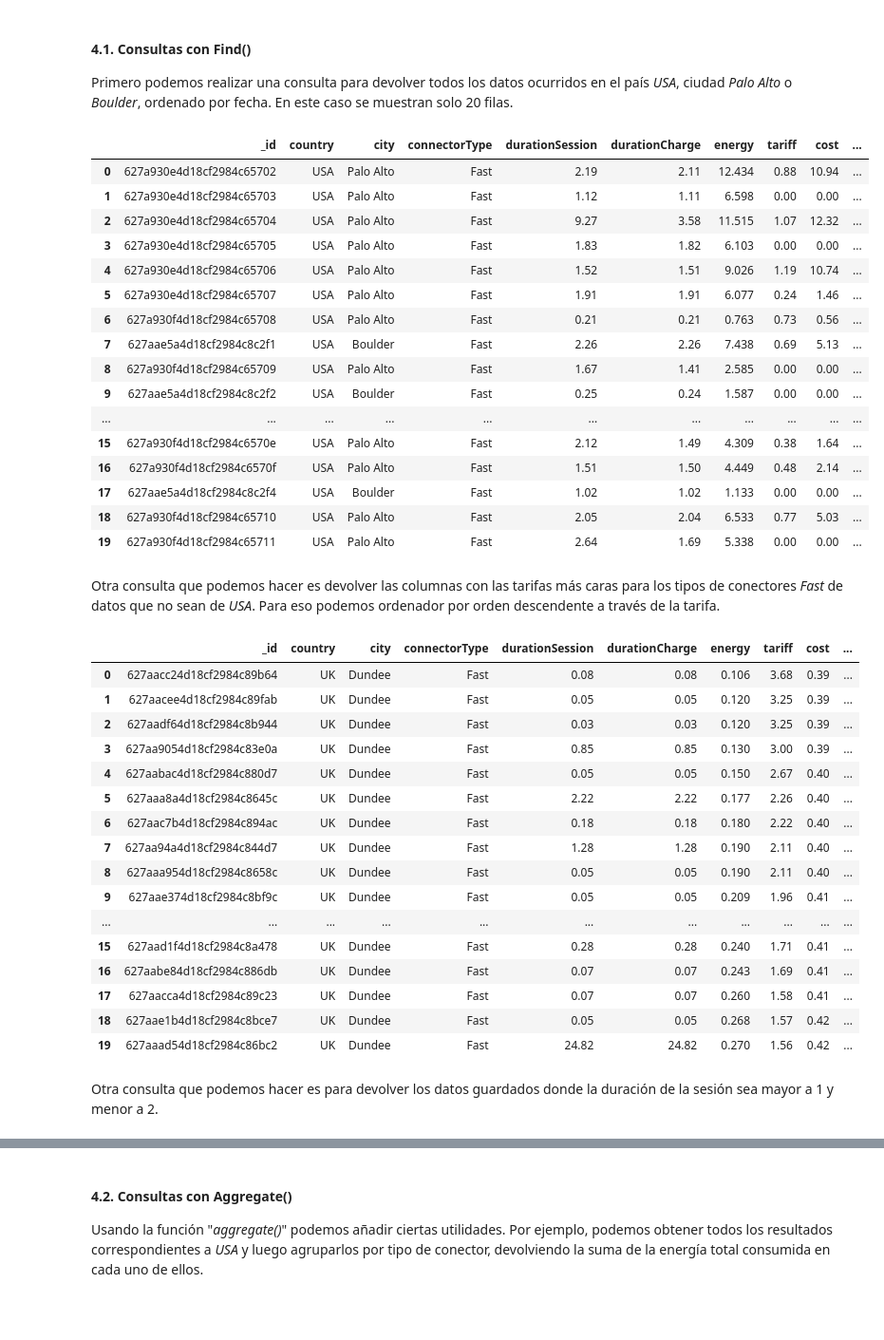
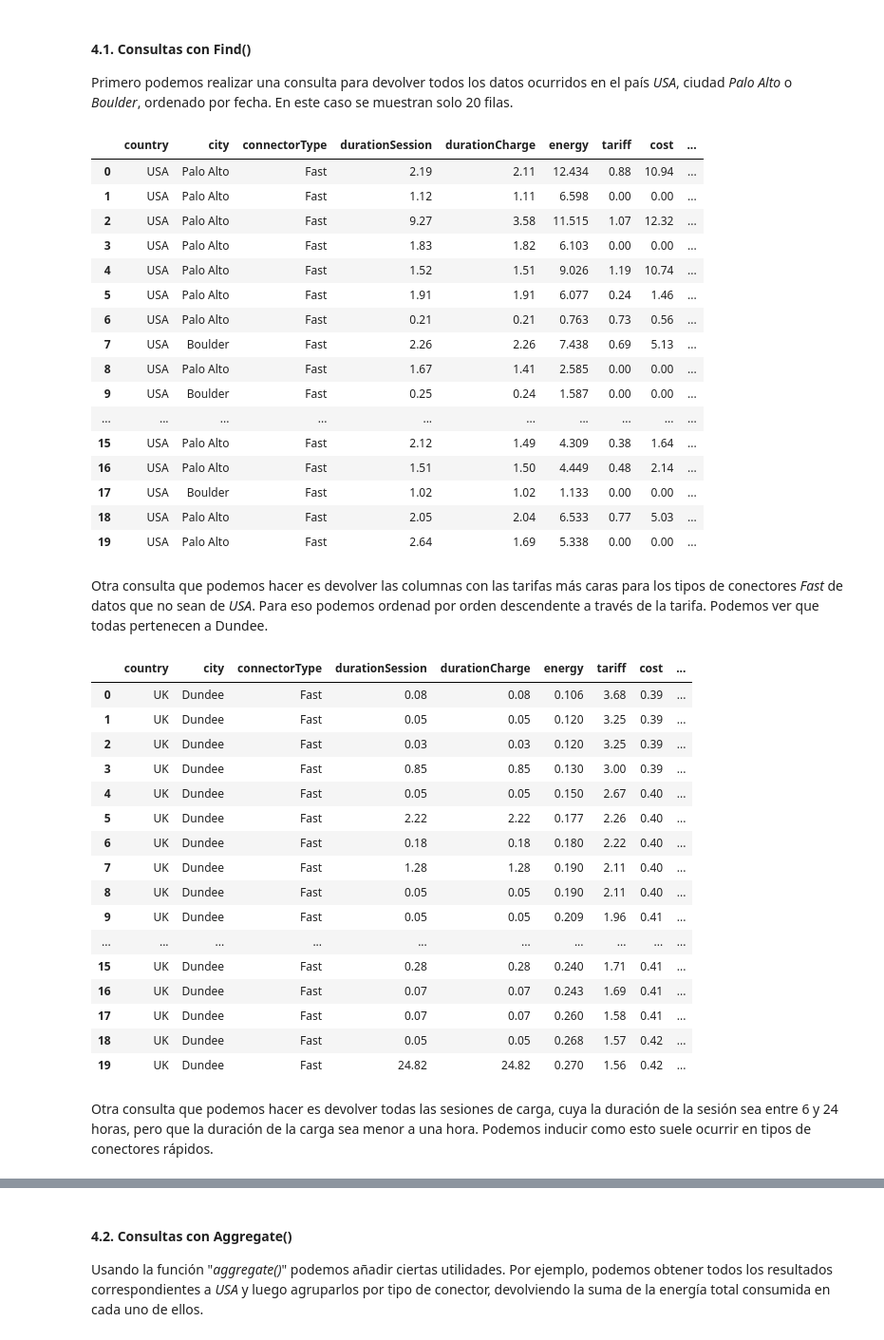
Before and after one commit to jesuscumpli/CienciaDeDatos_ChargingStations, a Jupyter notebook: Memoria_Notebook.ipynb, the cells around one changed output, grey strips where cells are left out. Shown at 95% size. Cells and saved outputs as stored; diff of their text form; code cells hidden in the pictures; blank space fills up the shorter version.

Commit message:
Next step Notebook: Studies from Data

```diff
--- a/Memoria_Notebook.ipynb
+++ b/Memoria_Notebook.ipynb
@@ -517,53 +478,53 @@ Una vez comprobado que todo se ha realizado con éxito, podemos empezar realizan
 
 Primero podemos realizar una consulta para devolver todos los datos ocurridos en el país *USA*, ciudad *Palo Alto* o *Boulder*, ordenado por fecha. En este caso se muestran solo 20 filas.
 # %%
-cursorDataUSAPaloAltoBoulder = db.find({"country": "USA", "$or": [{"city": "Palo Alto"}, {"city": "Boulder"}]}).sort([('start.startDate', 1)]).limit(20)
+cursorDataUSAPaloAltoBoulder = db.find({"country": "USA", "$or": [{"city": "Palo Alto"}, {"city": "Boulder"}]}, {"_id": False}).sort([('start.startDate', 1)]).limit(20)
 listDataUSAPaloAltoBoulder = list(cursorDataUSAPaloAltoBoulder)
 dfDataUSAPaloAltoBoulder = pd.DataFrame(listDataUSAPaloAltoBoulder)
 display(dfDataUSAPaloAltoBoulder)
 # %% [output]
-|  | _id | country | city | connectorType | durationSession | durationCharge | energy | tariff | cost | ... |
-| 0 | 627a930e4d18cf2984c65702 | USA | Palo Alto | Fast | 2.19 | 2.11 | 12.434 | 0.88 | 10.94 | ... |
-| 1 | 627a930e4d18cf2984c65703 | USA | Palo Alto | Fast | 1.12 | 1.11 | 6.598 | 0.00 | 0.00 | ... |
-| 2 | 627a930e4d18cf2984c65704 | USA | Palo Alto | Fast | 9.27 | 3.58 | 11.515 | 1.07 | 12.32 | ... |
-| 3 | 627a930e4d18cf2984c65705 | USA | Palo Alto | Fast | 1.83 | 1.82 | 6.103 | 0.00 | 0.00 | ... |
-| 4 | 627a930e4d18cf2984c65706 | USA | Palo Alto | Fast | 1.52 | 1.51 | 9.026 | 1.19 | 10.74 | ... |
-| 5 | 627a930e4d18cf2984c65707 | USA | Palo Alto | Fast | 1.91 | 1.91 | 6.077 | 0.24 | 1.46 | ... |
-| 6 | 627a930f4d18cf2984c65708 | USA | Palo Alto | Fast | 0.21 | 0.21 | 0.763 | 0.73 | 0.56 | ... |
-| 7 | 627aae5a4d18cf2984c8c2f1 | USA | Boulder | Fast | 2.26 | 2.26 | 7.438 | 0.69 | 5.13 | ... |
-| 8 | 627a930f4d18cf2984c65709 | USA | Palo Alto | Fast | 1.67 | 1.41 | 2.585 | 0.00 | 0.00 | ... |
-| 9 | 627aae5a4d18cf2984c8c2f2 | USA | Boulder | Fast | 0.25 | 0.24 | 1.587 | 0.00 | 0.00 | ... |
-| ... | ... | ... | ... | ... | ... | ... | ... | ... | ... | ... |
-| 15 | 627a930f4d18cf2984c6570e | USA | Palo Alto | Fast | 2.12 | 1.49 | 4.309 | 0.38 | 1.64 | ... |
-| 16 | 627a930f4d18cf2984c6570f | USA | Palo Alto | Fast | 1.51 | 1.50 | 4.449 | 0.48 | 2.14 | ... |
-| 17 | 627aae5a4d18cf2984c8c2f4 | USA | Boulder | Fast | 1.02 | 1.02 | 1.133 | 0.00 | 0.00 | ... |
-| 18 | 627a930f4d18cf2984c65710 | USA | Palo Alto | Fast | 2.05 | 2.04 | 6.533 | 0.77 | 5.03 | ... |
-| 19 | 627a930f4d18cf2984c65711 | USA | Palo Alto | Fast | 2.64 | 1.69 | 5.338 | 0.00 | 0.00 | ... |
+|  | country | city | connectorType | durationSession | durationCharge | energy | tariff | cost | ... |
+| 0 | USA | Palo Alto | Fast | 2.19 | 2.11 | 12.434 | 0.88 | 10.94 | ... |
+| 1 | USA | Palo Alto | Fast | 1.12 | 1.11 | 6.598 | 0.00 | 0.00 | ... |
+| 2 | USA | Palo Alto | Fast | 9.27 | 3.58 | 11.515 | 1.07 | 12.32 | ... |
+| 3 | USA | Palo Alto | Fast | 1.83 | 1.82 | 6.103 | 0.00 | 0.00 | ... |
+| 4 | USA | Palo Alto | Fast | 1.52 | 1.51 | 9.026 | 1.19 | 10.74 | ... |
+| 5 | USA | Palo Alto | Fast | 1.91 | 1.91 | 6.077 | 0.24 | 1.46 | ... |
+| 6 | USA | Palo Alto | Fast | 0.21 | 0.21 | 0.763 | 0.73 | 0.56 | ... |
+| 7 | USA | Boulder | Fast | 2.26 | 2.26 | 7.438 | 0.69 | 5.13 | ... |
+| 8 | USA | Palo Alto | Fast | 1.67 | 1.41 | 2.585 | 0.00 | 0.00 | ... |
+| 9 | USA | Boulder | Fast | 0.25 | 0.24 | 1.587 | 0.00 | 0.00 | ... |
+| ... | ... | ... | ... | ... | ... | ... | ... | ... | ... |
+| 15 | USA | Palo Alto | Fast | 2.12 | 1.49 | 4.309 | 0.38 | 1.64 | ... |
+| 16 | USA | Palo Alto | Fast | 1.51 | 1.50 | 4.449 | 0.48 | 2.14 | ... |
+| 17 | USA | Boulder | Fast | 1.02 | 1.02 | 1.133 | 0.00 | 0.00 | ... |
+| 18 | USA | Palo Alto | Fast | 2.05 | 2.04 | 6.533 | 0.77 | 5.03 | ... |
+| 19 | USA | Palo Alto | Fast | 2.64 | 1.69 | 5.338 | 0.00 | 0.00 | ... |
 # %% [markdown]
-Otra consulta que podemos hacer es devolver las columnas con las tarifas más caras para los tipos de conectores *Fast* de datos que no sean de *USA*. Para eso podemos ordenador por orden descendente a través de la tarifa.
+Otra consulta que podemos hacer es devolver las columnas con las tarifas más caras para los tipos de conectores *Fast* de datos que no sean de *USA*. Para eso podemos ordenad por orden descendente a través de la tarifa. Podemos ver que todas pertenecen a Dundee.
 # %%
-cursorDataUSAPaloAltoBoulder = db.find({"country": {"$ne": "USA"}, "connectorType": "Fast"}).sort([('tariff', -1)]).limit(20)
+cursorDataUSAPaloAltoBoulder = db.find({"country": {"$ne": "USA"}, "connectorType": "Fast"}, {"_id": False}).sort([('tariff', -1)]).limit(20)
 listDataUSAPaloAltoBoulder = list(cursorDataUSAPaloAltoBoulder)
 dfDataUSAPaloAltoBoulder = pd.DataFrame(listDataUSAPaloAltoBoulder)
 display(dfDataUSAPaloAltoBoulder)
 # %% [output]
-|  | _id | country | city | connectorType | durationSession | durationCharge | energy | tariff | cost | ... |
-| 0 | 627aacc24d18cf2984c89b64 | UK | Dundee | Fast | 0.08 | 0.08 | 0.106 | 3.68 | 0.39 | ... |
-| 1 | 627aacee4d18cf2984c89fab | UK | Dundee | Fast | 0.05 | 0.05 | 0.120 | 3.25 | 0.39 | ... |
-| 2 | 627aadf64d18cf2984c8b944 | UK | Dundee | Fast | 0.03 | 0.03 | 0.120 | 3.25 | 0.39 | ... |
-| 3 | 627aa9054d18cf2984c83e0a | UK | Dundee | Fast | 0.85 | 0.85 | 0.130 | 3.00 | 0.39 | ... |
-| 4 | 627aabac4d18cf2984c880d7 | UK | Dundee | Fast | 0.05 | 0.05 | 0.150 | 2.67 | 0.40 | ... |
-| 5 | 627aaa8a4d18cf2984c8645c | UK | Dundee | Fast | 2.22 | 2.22 | 0.177 | 2.26 | 0.40 | ... |
-| 6 | 627aac7b4d18cf2984c894ac | UK | Dundee | Fast | 0.18 | 0.18 | 0.180 | 2.22 | 0.40 | ... |
-| 7 | 627aa94a4d18cf2984c844d7 | UK | Dundee | Fast | 1.28 | 1.28 | 0.190 | 2.11 | 0.40 | ... |
-| 8 | 627aaa954d18cf2984c8658c | UK | Dundee | Fast | 0.05 | 0.05 | 0.190 | 2.11 | 0.40 | ... |
-| 9 | 627aae374d18cf2984c8bf9c | UK | Dundee | Fast | 0.05 | 0.05 | 0.209 | 1.96 | 0.41 | ... |
-| ... | ... | ... | ... | ... | ... | ... | ... | ... | ... | ... |
-| 15 | 627aad1f4d18cf2984c8a478 | UK | Dundee | Fast | 0.28 | 0.28 | 0.240 | 1.71 | 0.41 | ... |
-| 16 | 627aabe84d18cf2984c886db | UK | Dundee | Fast | 0.07 | 0.07 | 0.243 | 1.69 | 0.41 | ... |
-| 17 | 627aacca4d18cf2984c89c23 | UK | Dundee | Fast | 0.07 | 0.07 | 0.260 | 1.58 | 0.41 | ... |
-| 18 | 627aae1b4d18cf2984c8bce7 | UK | Dundee | Fast | 0.05 | 0.05 | 0.268 | 1.57 | 0.42 | ... |
-| 19 | 627aaad54d18cf2984c86bc2 | UK | Dundee | Fast | 24.82 | 24.82 | 0.270 | 1.56 | 0.42 | ... |
+|  | country | city | connectorType | durationSession | durationCharge | energy | tariff | cost | ... |
+| 0 | UK | Dundee | Fast | 0.08 | 0.08 | 0.106 | 3.68 | 0.39 | ... |
+| 1 | UK | Dundee | Fast | 0.05 | 0.05 | 0.120 | 3.25 | 0.39 | ... |
+| 2 | UK | Dundee | Fast | 0.03 | 0.03 | 0.120 | 3.25 | 0.39 | ... |
+| 3 | UK | Dundee | Fast | 0.85 | 0.85 | 0.130 | 3.00 | 0.39 | ... |
+| 4 | UK | Dundee | Fast | 0.05 | 0.05 | 0.150 | 2.67 | 0.40 | ... |
+| 5 | UK | Dundee | Fast | 2.22 | 2.22 | 0.177 | 2.26 | 0.40 | ... |
+| 6 | UK | Dundee | Fast | 0.18 | 0.18 | 0.180 | 2.22 | 0.40 | ... |
+| 7 | UK | Dundee | Fast | 1.28 | 1.28 | 0.190 | 2.11 | 0.40 | ... |
+| 8 | UK | Dundee | Fast | 0.05 | 0.05 | 0.190 | 2.11 | 0.40 | ... |
+| 9 | UK | Dundee | Fast | 0.05 | 0.05 | 0.209 | 1.96 | 0.41 | ... |
+| ... | ... | ... | ... | ... | ... | ... | ... | ... | ... |
+| 15 | UK | Dundee | Fast | 0.28 | 0.28 | 0.240 | 1.71 | 0.41 | ... |
+| 16 | UK | Dundee | Fast | 0.07 | 0.07 | 0.243 | 1.69 | 0.41 | ... |
+| 17 | UK | Dundee | Fast | 0.07 | 0.07 | 0.260 | 1.58 | 0.41 | ... |
+| 18 | UK | Dundee | Fast | 0.05 | 0.05 | 0.268 | 1.57 | 0.42 | ... |
+| 19 | UK | Dundee | Fast | 24.82 | 24.82 | 0.270 | 1.56 | 0.42 | ... |
 # %% [markdown]
-Otra consulta que podemos hacer es para devolver los datos guardados donde la duración de la sesión sea mayor a 1 y menor a 2.
+Otra consulta que podemos hacer es devolver todas las sesiones de carga, cuya la duración de la sesión sea entre 6 y 24 horas, pero que la duración de la carga sea menor a una hora. Podemos inducir como esto suele ocurrir en tipos de conectores rápidos.
 # %%
```
Also changed, not shown: parts of 60 cells of this notebook, 4 other files.
